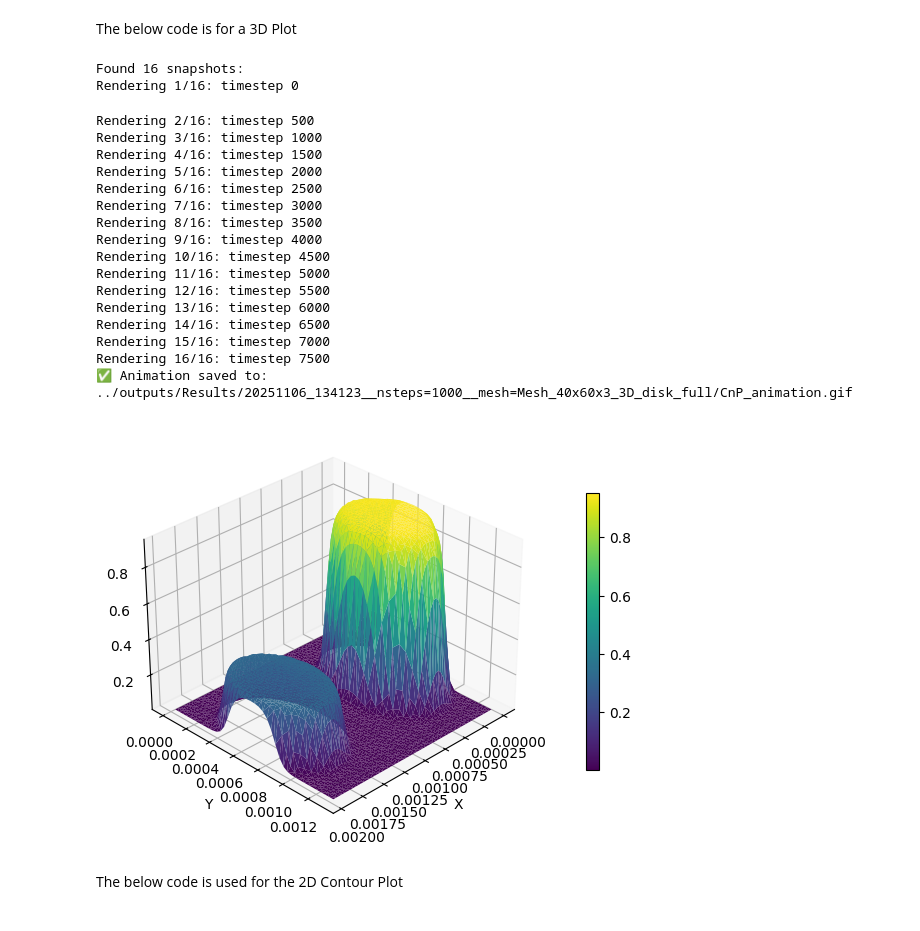
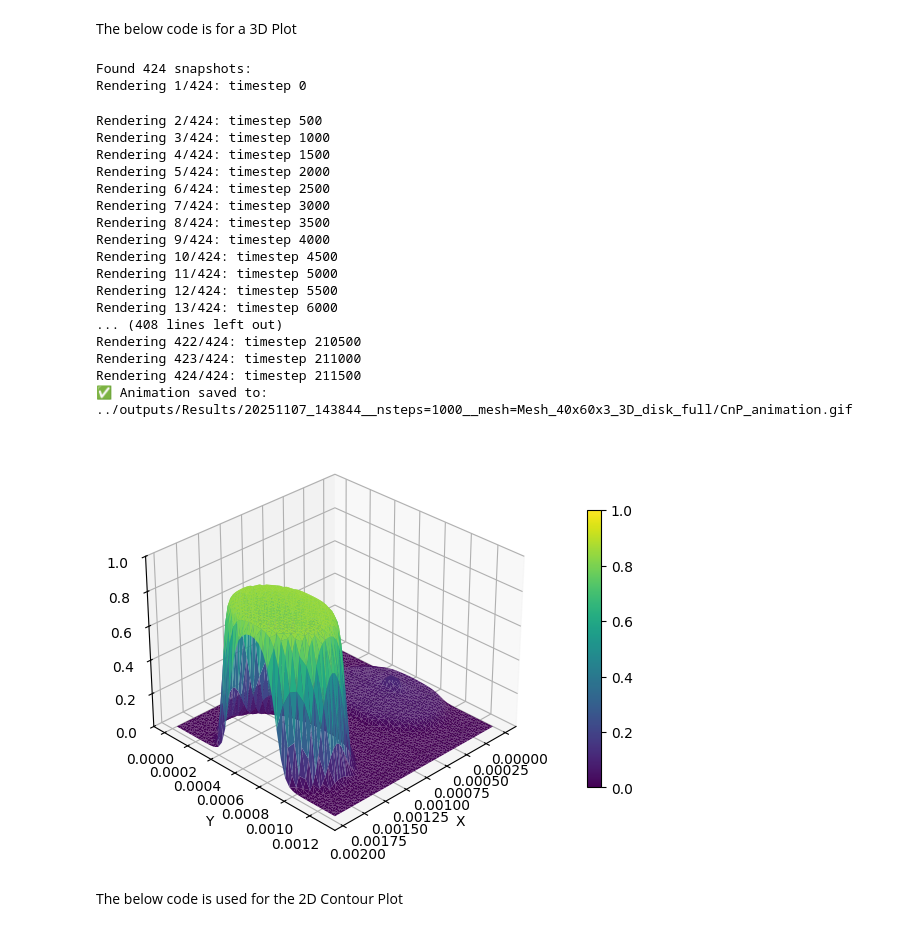
Before and after one commit to HCY-Group/BESFEM, a Jupyter notebook: BESFEM/plotting/timestep_plot.ipynb, the cells around one changed output. Drawn from its saved outputs; the diff is of its cells as text; code cells hidden in the pictures.

```diff
--- a/BESFEM/plotting/timestep_plot.ipynb
+++ b/BESFEM/plotting/timestep_plot.ipynb
@@ -6,9 +6,11 @@ import numpy as np
 import matplotlib.pyplot as plt
 import imageio
 import glob, os
+from matplotlib.colors import Normalize
+
 
 # --- USER SETTINGS ---
-result_dir = "../outputs/Results/20251106_134123__nsteps=1000__mesh=Mesh_40x60x3_3D_disk_full"
+result_dir = "../outputs/Results/20251107_143844__nsteps=1000__mesh=Mesh_40x60x3_3D_disk_full"
 mesh_file = os.path.join(result_dir, "pmesh_00000")
 pattern = os.path.join(result_dir, "CnP_[0-9]*")  # skip gif output
 output_gif = os.path.join(result_dir, "CnP_animation.gif")
@@ -24,6 +26,17 @@ X, Y = ar[:, 0], ar[:, 1]
 
 # --- Gather snapshot files ---
 files = sorted(glob.glob(pattern))
+
+# Sort numerically by timestep, not lexicographically
+def get_timestep(fname):
+    try:
+        return int(os.path.basename(fname).split("_")[-1])
+    except ValueError:
+        return -1
+
+files = sorted(files, key=get_timestep)
+files = [f for f in files if os.path.basename(f).split("_")[-1].isdigit()]
+
 print(f"Found {len(files)} snapshots:")
 # for f in files:
 #     print("  ", os.path.basename(f))
@@ -35,8 +48,11 @@ ax.set_xlabel("X"); ax.set_ylabel("Y"); ax.set_zlabel("Z")
 # ax.set_title("Electrolyte Potential (phE)")
 ax.view_init(elev=30, azim=45)
 
+norm = Normalize(vmin=0.0, vmax=1.0)
+levels = np.linspace(0, 1, 100)
+
 # Initialize dummy colorbar
-dummy = ax.plot_trisurf(X, Y, np.zeros_like(X), cmap='viridis')
+dummy = ax.plot_trisurf(X, Y, np.zeros_like(X), cmap='viridis', norm=norm)
 cbar = fig.colorbar(dummy, ax=ax, shrink=0.6, pad=0.1)
 dummy.remove()
 
@@ -44,54 +60,59 @@ dummy.remove()
 with imageio.get_writer(output_gif, mode='I', fps=5) as writer:
     for i, fname in enumerate(files):
         step_str = os.path.basename(fname).split("_")[-1]
         timestep = int(step_str)
         print(f"Rendering {i+1}/{len(files)}: timestep {timestep}")
 
         # Load grid function
         x = mfem.GridFunction(mesh, fname)
         Z = x.GetDataArray()
 
         # Auto-compute color scale for this frame
+        # zmin, zmax = np.min(Z), np.max(Z)
+
+        Z = np.clip(Z, 0.0, 1.0)
+
         zmin, zmax = np.min(Z), np.max(Z)
 
         # Redraw surface and colorbar
         ax.clear()
-        surf = ax.plot_trisurf(X, Y, Z, cmap='viridis', vmin=zmin, vmax=zmax, linewidth=0.1)
+        surf = ax.plot_trisurf(X, Y, Z, cmap='viridis', norm=norm)
         ax.set_xlabel("X"); ax.set_ylabel("Y"); ax.set_zlabel("Z")
         # ax.set_title(f"Electrolyte Potential (phE) — timestep {timestep}")
-        ax.set_zlim(zmin, zmax)
+        ax.set_zlim(0.0, 1.0)
         # Update colorbar each frame
         cbar.ax.clear()
         fig.colorbar(surf, cax=cbar.ax)
         # cbar.ax.set_ylabel("Potential")
 
         # Save frame
         frame_path = "temp_frame.png"
         plt.savefig(frame_path, dpi=100, bbox_inches='tight')
         writer.append_data(imageio.imread(frame_path))
 
 os.remove("temp_frame.png")
 print(f"✅ Animation saved to: {output_gif}")
 # %% [output]
-Found 16 snapshots:
-Rendering 1/16: timestep 0
+Found 424 snapshots:
+Rendering 1/424: timestep 0
-Rendering 2/16: timestep 500
-Rendering 3/16: timestep 1000
-Rendering 4/16: timestep 1500
-Rendering 5/16: timestep 2000
-Rendering 6/16: timestep 2500
-Rendering 7/16: timestep 3000
-Rendering 8/16: timestep 3500
-Rendering 9/16: timestep 4000
-Rendering 10/16: timestep 4500
-Rendering 11/16: timestep 5000
-Rendering 12/16: timestep 5500
-Rendering 13/16: timestep 6000
-Rendering 14/16: timestep 6500
-Rendering 15/16: timestep 7000
-Rendering 16/16: timestep 7500
-✅ Animation saved to: ../outputs/Results/20251106_134123__nsteps=1000__mesh=Mesh_40x60x3_3D_disk_full/CnP_animation.gif
+Rendering 2/424: timestep 500
+Rendering 3/424: timestep 1000
+Rendering 4/424: timestep 1500
+Rendering 5/424: timestep 2000
+Rendering 6/424: timestep 2500
+Rendering 7/424: timestep 3000
+Rendering 8/424: timestep 3500
+Rendering 9/424: timestep 4000
+Rendering 10/424: timestep 4500
+Rendering 11/424: timestep 5000
+Rendering 12/424: timestep 5500
+Rendering 13/424: timestep 6000
+... (408 lines left out)
+Rendering 422/424: timestep 210500
+Rendering 423/424: timestep 211000
+Rendering 424/424: timestep 211500
+✅ Animation saved to: ../outputs/Results/20251107_143844__nsteps=1000__mesh=Mesh_40x60x3_3D_disk_full/CnP_animation.gif
-[figure, old version]
+[figure, new version]
 # %% [markdown]
 The below code is used for the 2D Contour Plot
 # %%
```
Also changed, not shown: parts of 1 cell of this notebook, 15 other files.
